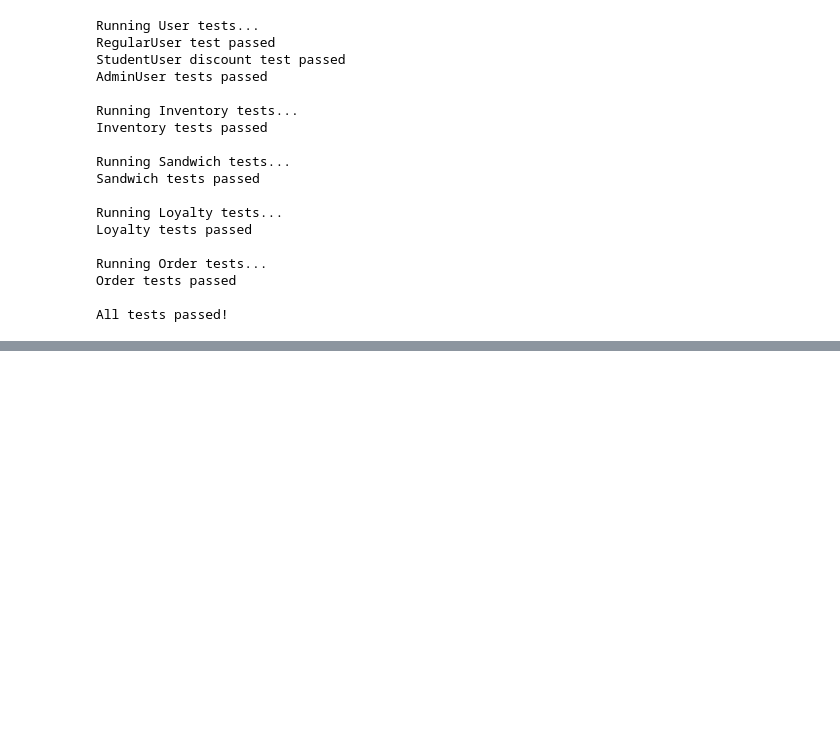
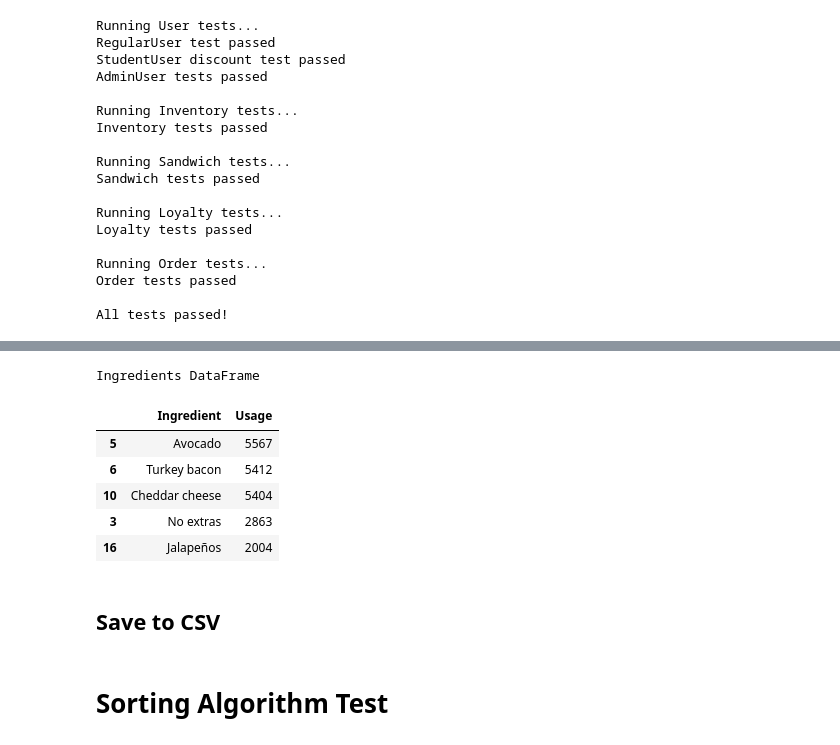
Before and after one commit to Myokom/prog-exam-cbs, a Jupyter notebook: notebook.ipynb, the cells around one changed output, grey strips where cells are left out. Drawn from its saved outputs; the diff is of its cells as text; code cells hidden in the pictures; blank space fills up the shorter version.

```diff
--- a/notebook.ipynb
+++ b/notebook.ipynb
@@ -597,0 +781,13 @@ All tests passed!
+# %%
+print("\nIngredients DataFrame")
+ingredients_df.head()
+# %% [output]
+Ingredients DataFrame
+|  | Ingredient | Usage |
+| 5 | Avocado | 5567 |
+| 6 | Turkey bacon | 5412 |
+| 10 | Cheddar cheese | 5404 |
+| 3 | No extras | 2863 |
+| 16 | Jalapeños | 2004 |
+# %% [markdown]
+## Save to CSV
@@ -597,0 +798,2 @@ All tests passed!
+# %% [markdown]
+# Sorting Algorithm Test
```
Also changed, not shown: parts of 20 cells of this notebook, 2 other files.
